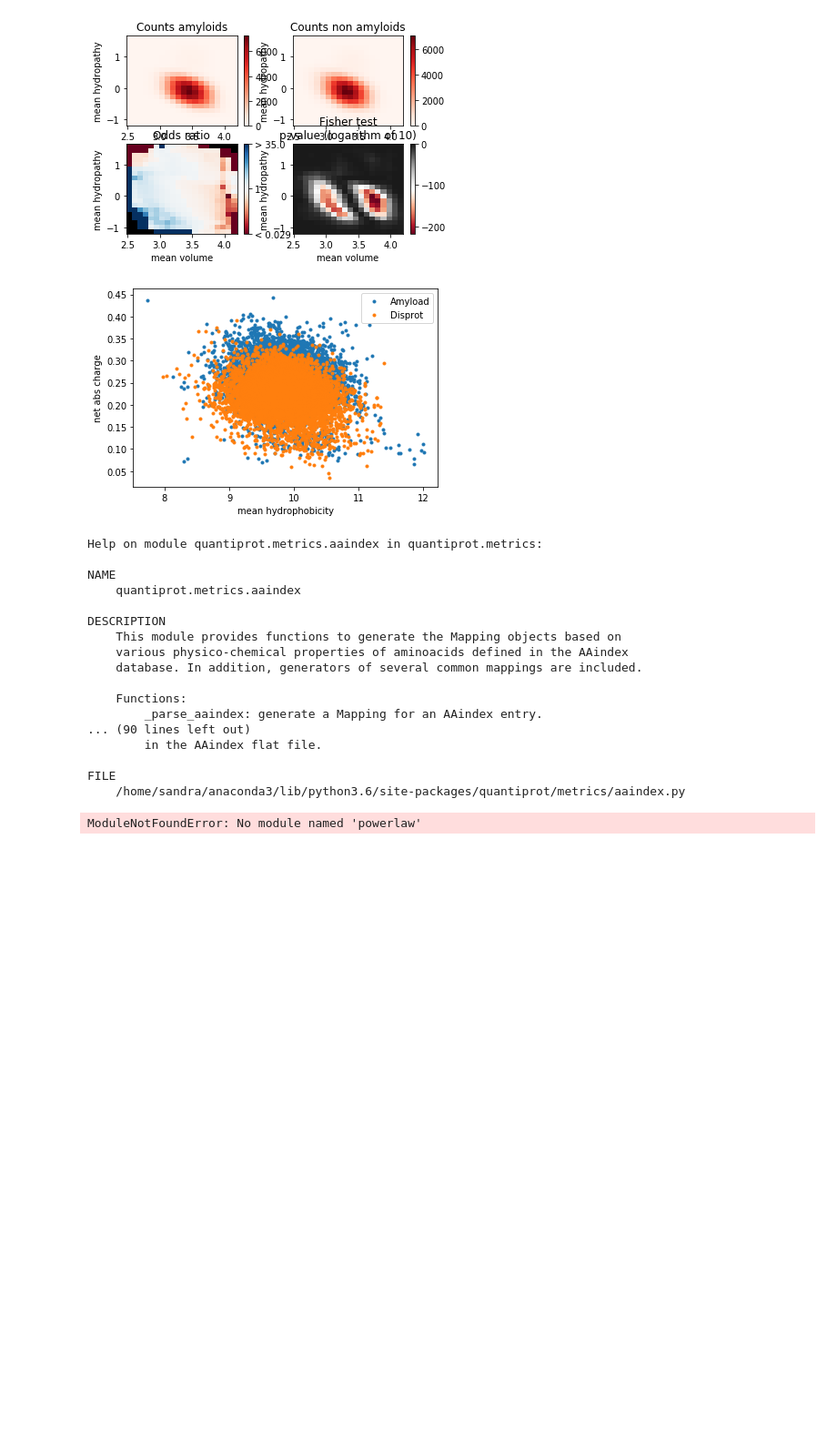
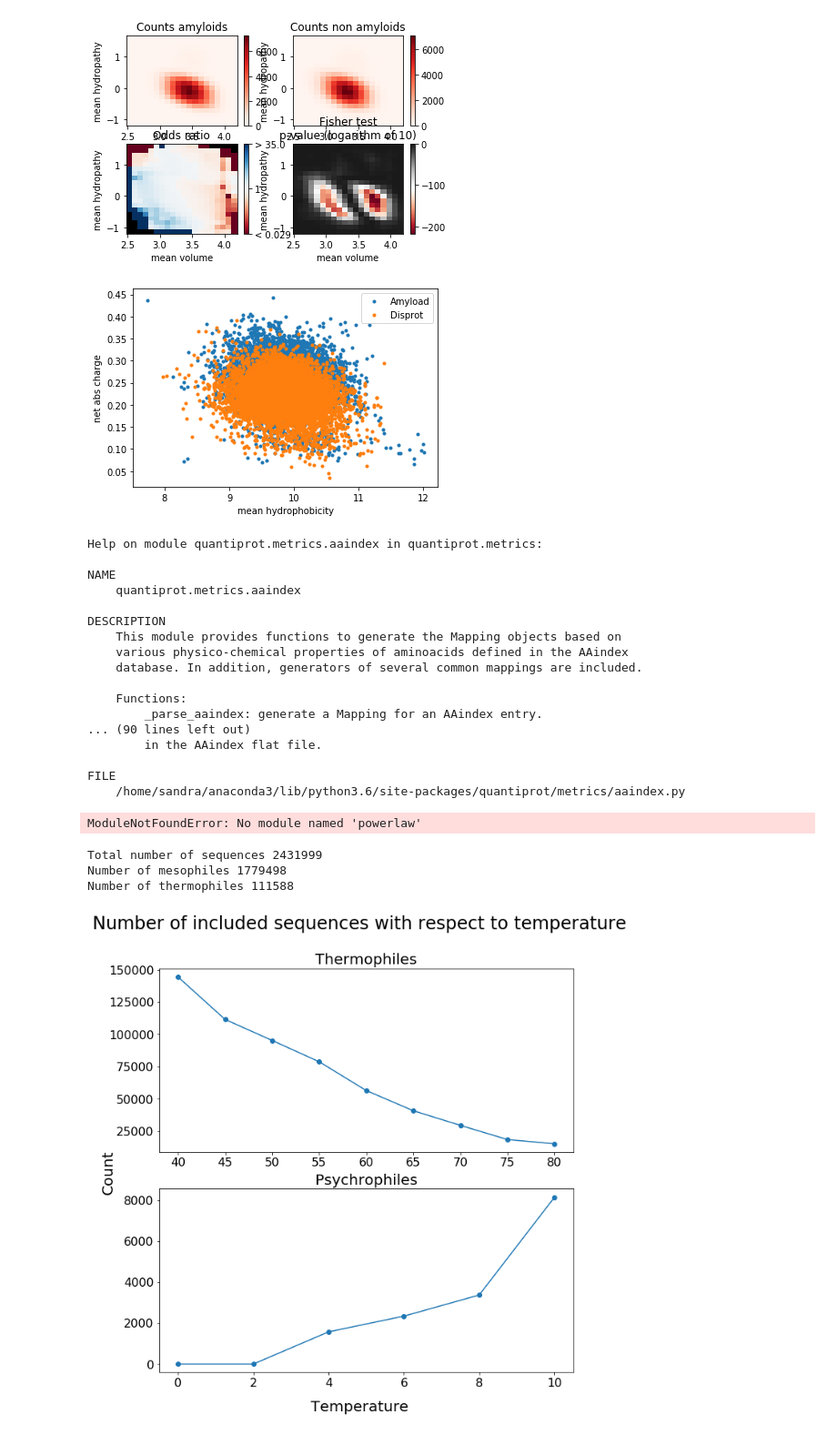
Before and after one commit to Umbriona/cycle_gan, a Jupyter notebook: scripts/Analysis/Data_Analysis.ipynb, the cells around one changed output. Shown: that part at 91% size. Drawn from its saved outputs; the diff is of its cells as text; code cells hidden in the pictures; blank space fills up the shorter version.

Commit message:
Adding new scripts for data analysis sequence clustering

```diff
--- a/scripts/Analysis/Data_Analysis.ipynb
+++ b/scripts/Analysis/Data_Analysis.ipynb
@@ -427,3 +427,81 @@ ModuleNotFoundError: No module named 'powerlaw'
 import pandas as pd
 
 FILE "/mnt/Archive/Data_Sets"
+# %%
+from Bio import SeqIO
+
+file = "../../data/clean/OGT_sequences.fasta"
+
+temp_thermo = 45
+temp_meso = 35
+
+count_all = 0
+count_meso = 0
+count_thermo = 0
+temp = []
+for i, rec in enumerate(SeqIO.parse(file,"fasta")):
+    ogt = float(rec.description.split()[-1])
+    temp.append(ogt)
+    if ogt >= temp_thermo:
+        count_thermo += 1
+    elif ogt <= temp_meso:
+        count_meso +=1
+print("Total number of sequences", i)
+print("Number of mesophiles", count_meso)
+print("Number of thermophiles", count_thermo)
+# %% [output]
+Total number of sequences 2431999
+Number of mesophiles 1779498
+Number of thermophiles 111588
+# %%
+import matplotlib.pyplot as plt
+
+SMALL_SIZE = 16
+MEDIUM_SIZE = 20
+BIGGER_SIZE = 24
+
+plt.rc('font', size=SMALL_SIZE)          # controls default text sizes
+plt.rc('axes', titlesize=MEDIUM_SIZE)     # fontsize of the axes title
+plt.rc('axes', labelsize=MEDIUM_SIZE)    # fontsize of the x and y labels
+plt.rc('xtick', labelsize=SMALL_SIZE)    # fontsize of the tick labels
+plt.rc('ytick', labelsize=SMALL_SIZE)    # fontsize of the tick labels
+plt.rc('legend', fontsize=SMALL_SIZE)    # legend fontsize
+plt.rc('figure', titlesize=BIGGER_SIZE)  # fontsize of the figure title
+# %%
+list_temp_thermo = {i: 0 for i in range(40,85,5)}
+list_temp_psycro = {i: 0 for i in range(0,12, 2)}
+for t in temp:
+    for key in list_temp_thermo.keys():
+        if key <= t:
+            list_temp_thermo[key] += 1
+
+    for key in list_temp_psycro.keys():
+        if key >= t:
+            list_temp_psycro[key] += 1
+
+fig = plt.figure(figsize=[10,10])
+plt.xlabel("Temperature")
+plt.ylabel("Count")
+plt.subplot(211)
+x = list(list_temp_thermo.keys())
+y = [list_temp_thermo[key] for key in list_temp_thermo.keys()]
+
+plt.plot(x, y, 'o-')
+plt.title("Thermophiles")
+
+
+
+plt.subplot(212)
+x = list(list_temp_psycro.keys())
+y = [list_temp_psycro[key] for key in list_temp_psycro.keys()]
+
+plt.plot(x, y, 'o-')
+plt.title("Psychrophiles")
+
+
+fig.text(0.5, 0.06, 'Temperature', ha='center', va='center', fontsize=20)
+fig.text(0.03, 0.5, 'Count', ha='center', va='center', rotation='vertical', fontsize=20)
+plt.suptitle('Number of included sequences with respect to temperature')
+plt.show()
+# %% [output]
+[figure, added]
```
Also changed, not shown: parts of 3 cells of this notebook, 6 other files.
